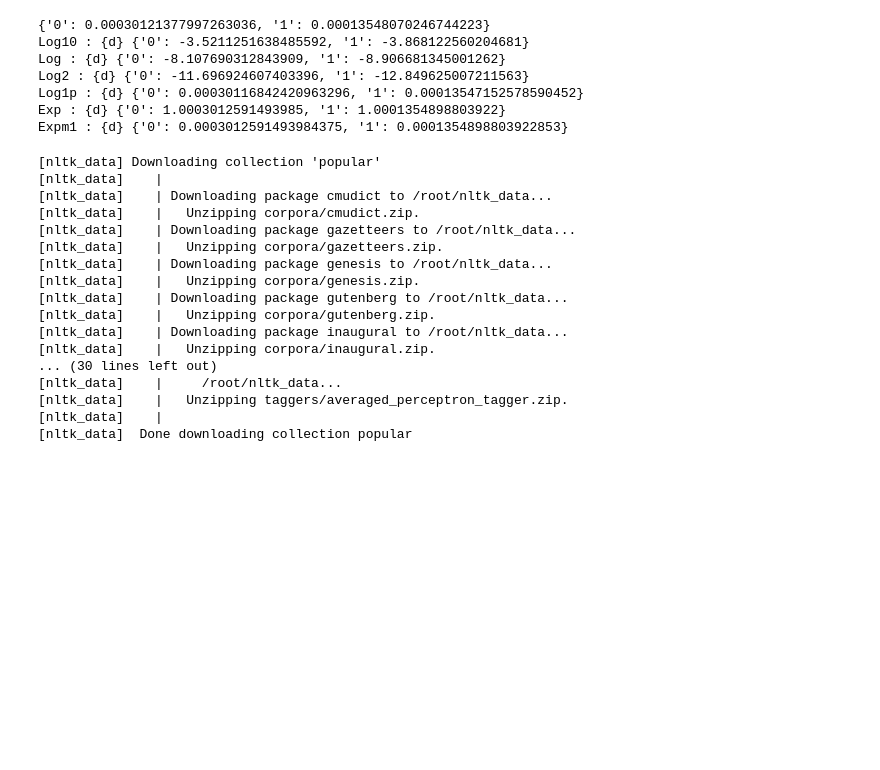
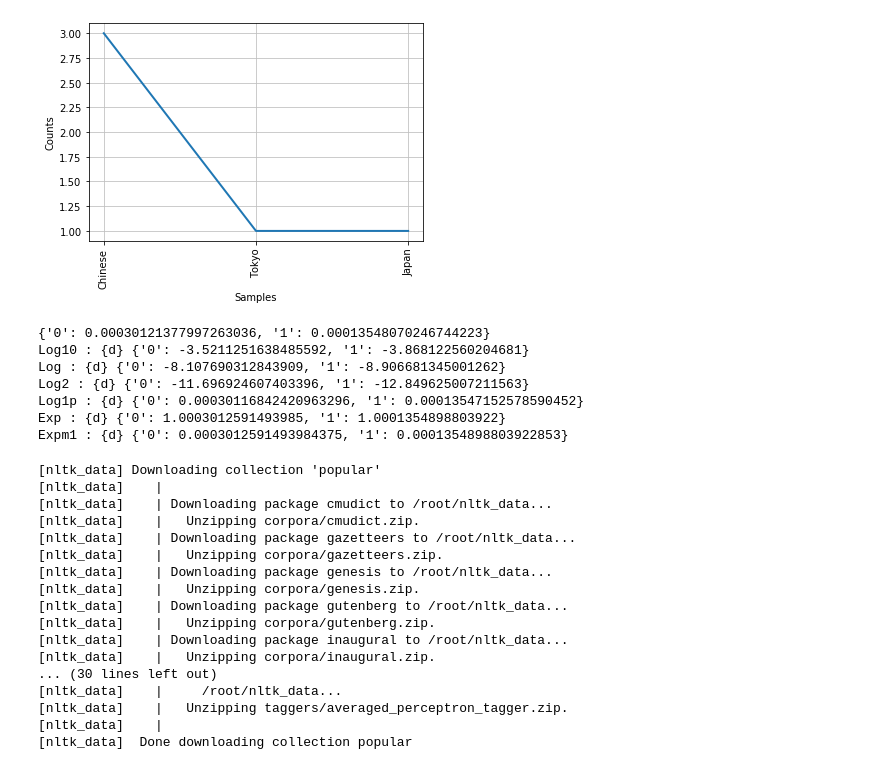
Before and after one commit to MykhailoFokin/MachineLearning, a Jupyter notebook: Naive_Bayes_text_classification.ipynb, the cells around one changed output. Saved outputs shown, nothing was run; the diff lists cells and outputs as text; code cells hidden in the pictures; blank space fills up the shorter version.

```diff
--- a/Naive_Bayes_text_classification.ipynb
+++ b/Naive_Bayes_text_classification.ipynb
@@ -58,33 +58,46 @@ def calculate_conditional_probability(wc,count_c,v):
   result : probability for certain word for certain class
   '''
   return (1 + wc)/(count_c + v)
 
 # Test
 new = ["Chinese Chinese Chinese Tokyo Japan"]
 
 tokenized_word=nltk.word_tokenize(new[0])
 fdist = nltk.FreqDist(tokenized_word)
 #print(Counter(tok['KeyName'] for tok in fdist))
 x = 0
 for key in wc_by_class:
   #print("Key of main dictionary: " + key)
   class_probability = class_count[key]/class_count_all
   for word in fdist:
     p1 = wc_by_class[key][word] if word in wc_by_class[key] else float(0)
     p2 = class_words_count[key]
     p3 = len(word_count_all)
     class_probability *= pow(calculate_conditional_probability(p1,p2,p3),fdist[word])
   #print("Class", key, class_probability)
   class_probability_template[key] = class_probability
 
+
+# Frequency Distribution Plot
+#FdistPrint = fdist.most_common(20) # take 20 most common words
+fdist = dict(fdist)
+fdist = nltk.FreqDist(fdist)
+fdist.plot(10,cumulative=False)
+
+#lists = sorted(fdist.items())
+#x, y = zip(*lists)
+#plt.plot(x, y)
+#plt.show()
+
 print(class_probability_template)
 print("Log10 : {d}", {k: math.log10(v) for k, v in class_probability_template.items()})
 print("Log : {d}", {k: math.log(v) for k, v in class_probability_template.items()})
 print("Log2 : {d}", {k: math.log2(v) for k, v in class_probability_template.items()})
 print("Log1p : {d}", {k: math.log1p(v) for k, v in class_probability_template.items()})
 print("Exp : {d}", {k: math.exp(v) for k, v in class_probability_template.items()})
 print("Expm1 : {d}", {k: math.expm1(v) for k, v in class_probability_template.items()})
 # %% [output]
+[figure, added]
 {'0': 0.00030121377997263036, '1': 0.00013548070246744223}
 Log10 : {d} {'0': -3.5211251638485592, '1': -3.868122560204681}
 Log : {d} {'0': -8.107690312843909, '1': -8.906681345001262}
```
Also changed, not shown: parts of 3 cells of this notebook.
